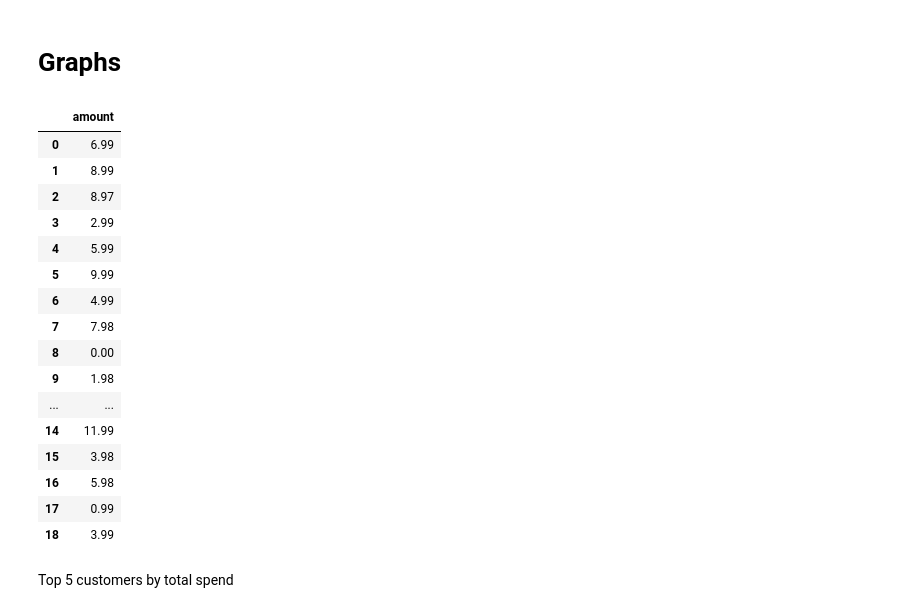
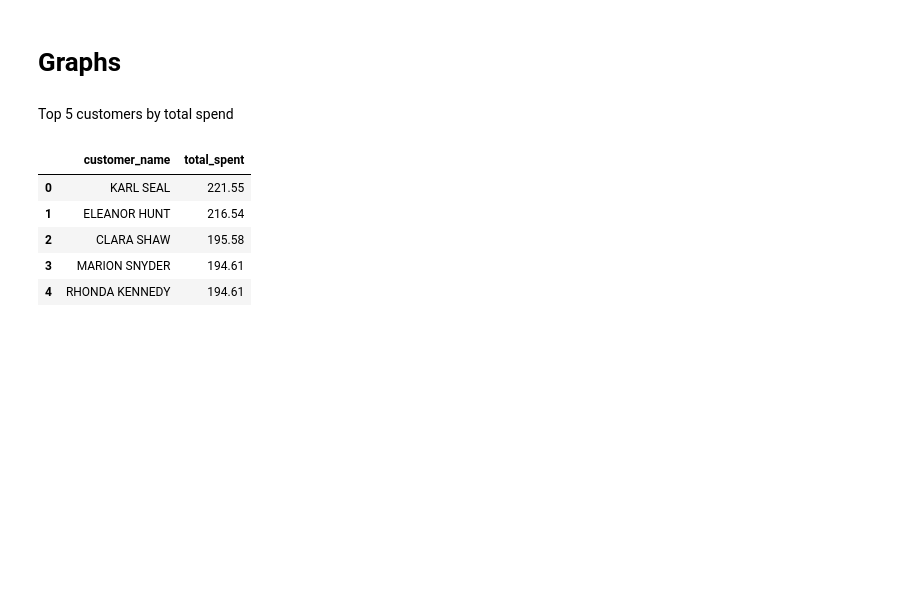
Before and after one commit to ghaliaghazal/Sql_Ghalia_Ghazal_Lab1, a Jupyter notebook: data_analys.ipynb, the cells around one changed output. Drawn from its saved outputs; the diff is of its cells as text; code cells hidden in the pictures; blank space fills up the shorter version.

Commit message:
add sql query for top 5 customers by total spend

```diff
--- a/data_analys.ipynb
+++ b/data_analys.ipynb
@@ -333,31 +333,29 @@ duckdb.sql("""
 | 15 | Music | 51 |
 # %% [markdown]
 # Graphs
-# %%
-duckdb.sql("""
-SELECT DISTINCT amount
-FROM payment
-""").df()
-# %% [output]
-|  | amount |
-| 0 | 6.99 |
-| 1 | 8.99 |
-| 2 | 8.97 |
-| 3 | 2.99 |
-| 4 | 5.99 |
-| 5 | 9.99 |
-| 6 | 4.99 |
-| 7 | 7.98 |
-| 8 | 0.00 |
-| 9 | 1.98 |
-| ... | ... |
-| 14 | 11.99 |
-| 15 | 3.98 |
-| 16 | 5.98 |
-| 17 | 0.99 |
-| 18 | 3.99 |
 # %% [markdown]
 Top 5 customers by total spend
+# %%
+
+duckdb.sql("""
+        SELECT
+            customer.first_name || ' ' || customer.last_name AS customer_name,
+            SUM(payment.amount) AS total_spent
+
+        FROM customer
+        join payment ON customer.customer_id = payment.customer_id
+        GROUP BY customer.customer_id, customer_name
+        ORDER BY total_spent DESC
+        LIMIT 5;
+
+""").df()
+# %% [output]
+|  | customer_name | total_spent |
+| 0 | KARL SEAL | 221.55 |
+| 1 | ELEANOR HUNT | 216.54 |
+| 2 | CLARA SHAW | 195.58 |
+| 3 | MARION SNYDER | 194.61 |
+| 4 | RHONDA KENNEDY | 194.61 |
 # %%
 duckdb.sql("""
         SELECT
```
